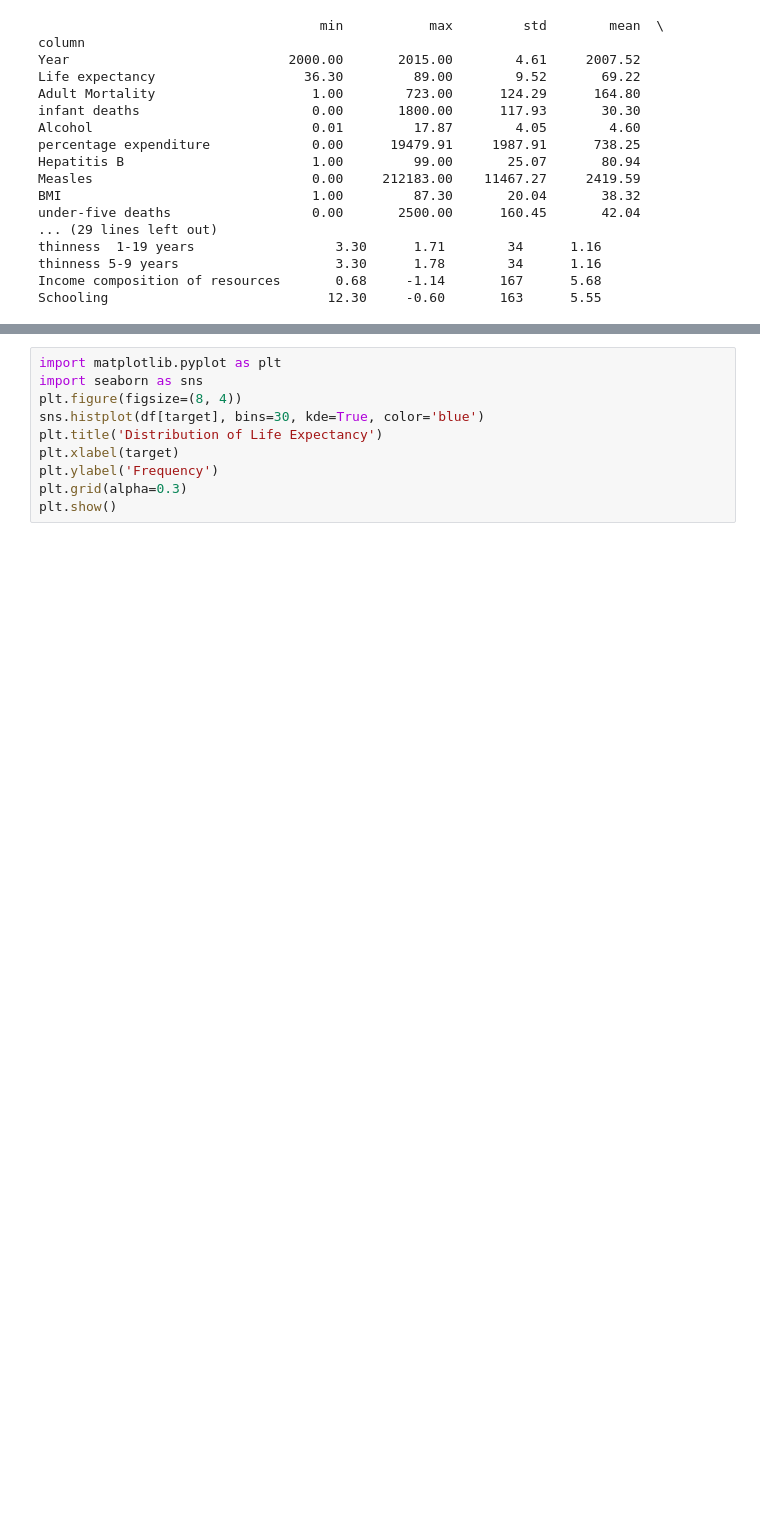
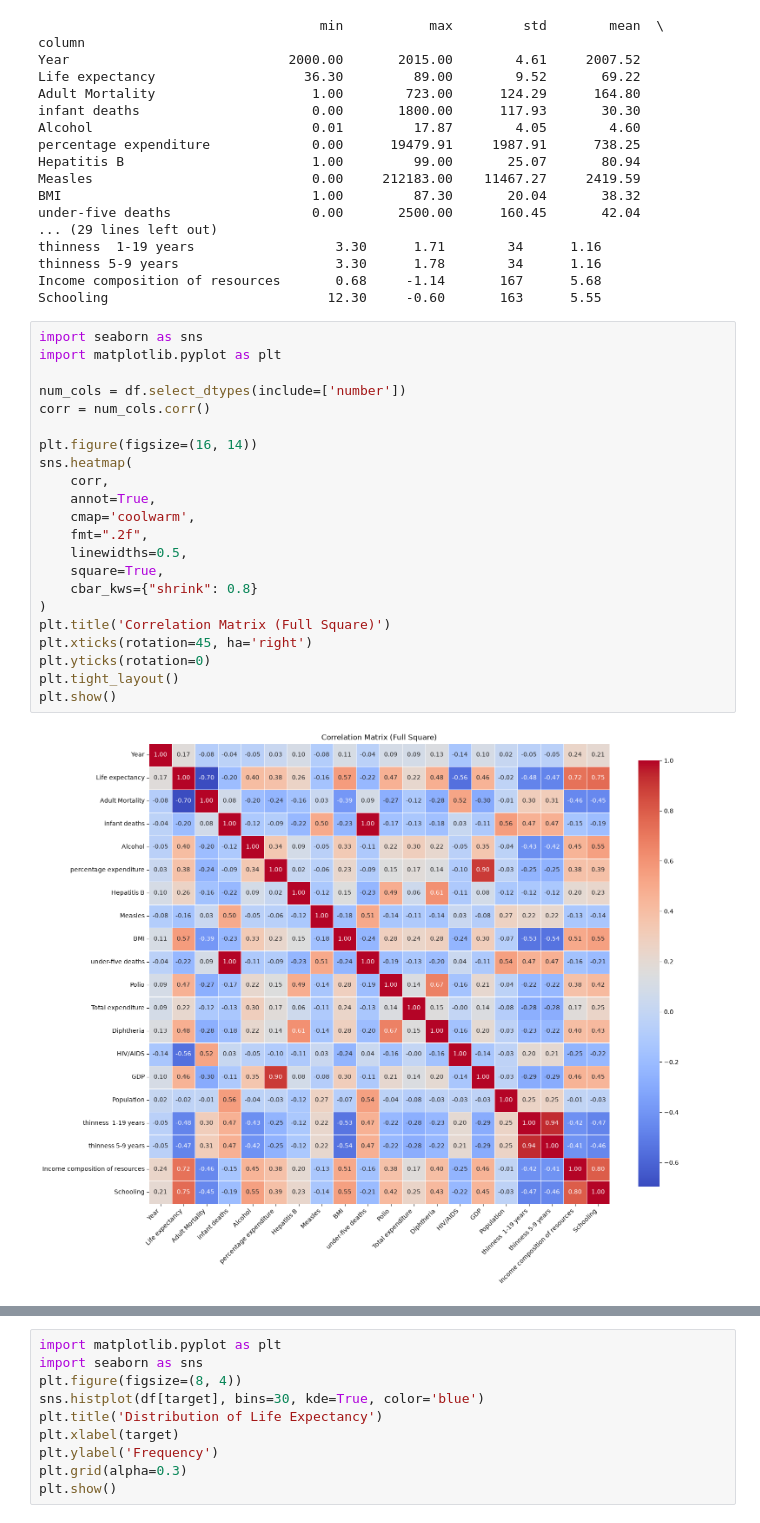
Before and after one commit to sheduQL/5models_regression, a Jupyter notebook: main.ipynb, the cells around one changed output, grey strips where cells are left out. Saved outputs shown, nothing was run; the diff lists cells and outputs as text; blank space fills up the shorter version.

```diff
--- a/main.ipynb
+++ b/main.ipynb
@@ -101,3 +101,27 @@ thinness  1-19 years                  3.30      1.71        34      1.16
 thinness 5-9 years                    3.30      1.78        34      1.16
 Income composition of resources       0.68     -1.14       167      5.68
 Schooling                            12.30     -0.60       163      5.55
+# %%
+import seaborn as sns
+import matplotlib.pyplot as plt
+
+num_cols = df.select_dtypes(include=['number'])
+corr = num_cols.corr()
+
+plt.figure(figsize=(16, 14))
+sns.heatmap(
+    corr,
+    annot=True,
+    cmap='coolwarm',
+    fmt=".2f",
+    linewidths=0.5,
+    square=True,
+    cbar_kws={"shrink": 0.8}
+)
+plt.title('Correlation Matrix (Full Square)')
+plt.xticks(rotation=45, ha='right')
+plt.yticks(rotation=0)
+plt.tight_layout()
+plt.show()
+# %% [output]
+[figure, added]
```
Also changed, not shown: parts of 5 cells of this notebook.
